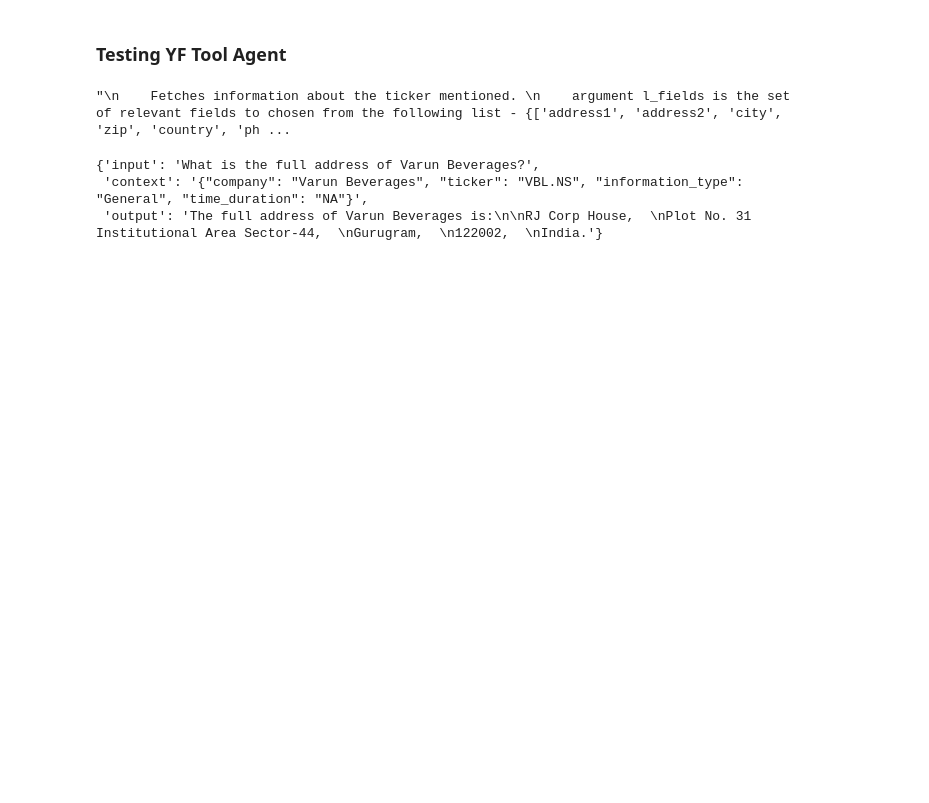
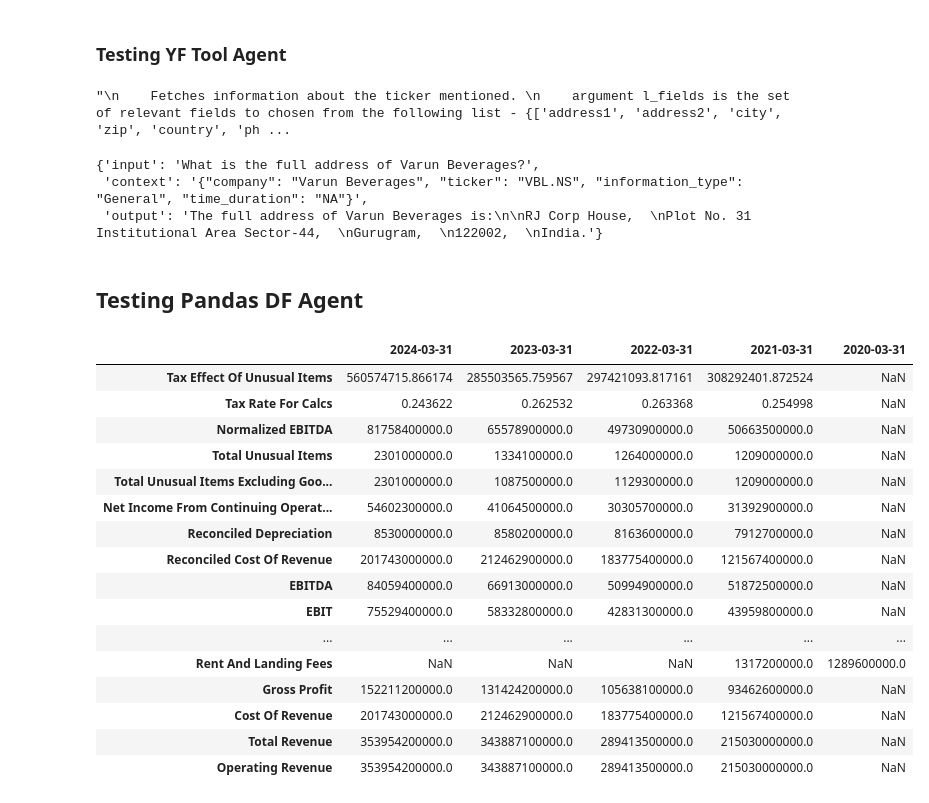
Before and after one commit to vivekphuloria/fin_app, a Jupyter notebook: agents_trials.ipynb, the cells around one changed output. Drawn from its saved outputs; the diff is of its cells as text; code cells hidden in the pictures; blank space fills up the shorter version.

```diff
--- a/agents_trials.ipynb
+++ b/agents_trials.ipynb
@@ -89,6 +96,8 @@ res.json()
 ###  Testing YF Tool Agent
 # %%
 import yfinance as yf
+
+stock = yf.Ticker('ASIANPAINT.NS')
 # %%
 str_keys = ['address1', 'address2', 'city', 'zip', 'country', 'phone', 'fax', 'website', 'industry', 'industryKey', 'industryDisp', 'sector', 'sectorKey', 'sectorDisp', 'longBusinessSummary', 'currency', 'lastSplitFactor', 'exchange', 'quoteType', 'symbol', 'underlyingSymbol', 'shortName', 'longName', 'timeZoneFullName', 'timeZoneShortName', 'uuid', 'messageBoardId', 'recommendationKey', 'financialCurrency']
 
@@ -138,3 +147,5 @@ agent_executor.invoke({"input": query, "context": res.json()})
 {'input': 'What is the full address of Varun Beverages?',
  'context': '{"company": "Varun Beverages", "ticker": "VBL.NS", "information_type": "General", "time_duration": "NA"}',
  'output': 'The full address of Varun Beverages is:\n\nRJ Corp House,  \nPlot No. 31 Institutional Area Sector-44,  \nGurugram,  \n122002,  \nIndia.'}
+# %% [markdown]
+## Testing Pandas DF Agent
@@ -140,0 +155,22 @@ agent_executor.invoke({"input": query, "context": res.json()})
+# %%
+# df_stock = stock.history()
+# df_stock =
+stock.income_stmt
+# %% [output]
+|  | 2024-03-31 | 2023-03-31 | 2022-03-31 | 2021-03-31 | 2020-03-31 |
+| Tax Effect Of Unusual Items | 560574715.866174 | 285503565.759567 | 297421093.817161 | 308292401.872524 | NaN |
+| Tax Rate For Calcs | 0.243622 | 0.262532 | 0.263368 | 0.254998 | NaN |
+| Normalized EBITDA | 81758400000.0 | 65578900000.0 | 49730900000.0 | 50663500000.0 | NaN |
+| Total Unusual Items | 2301000000.0 | 1334100000.0 | 1264000000.0 | 1209000000.0 | NaN |
+| Total Unusual Items Excluding Goo... | 2301000000.0 | 1087500000.0 | 1129300000.0 | 1209000000.0 | NaN |
+| Net Income From Continuing Operat... | 54602300000.0 | 41064500000.0 | 30305700000.0 | 31392900000.0 | NaN |
+| Reconciled Depreciation | 8530000000.0 | 8580200000.0 | 8163600000.0 | 7912700000.0 | NaN |
+| Reconciled Cost Of Revenue | 201743000000.0 | 212462900000.0 | 183775400000.0 | 121567400000.0 | NaN |
+| EBITDA | 84059400000.0 | 66913000000.0 | 50994900000.0 | 51872500000.0 | NaN |
+| EBIT | 75529400000.0 | 58332800000.0 | 42831300000.0 | 43959800000.0 | NaN |
+| ... | ... | ... | ... | ... | ... |
+| Rent And Landing Fees | NaN | NaN | NaN | 1317200000.0 | 1289600000.0 |
+| Gross Profit | 152211200000.0 | 131424200000.0 | 105638100000.0 | 93462600000.0 | NaN |
+| Cost Of Revenue | 201743000000.0 | 212462900000.0 | 183775400000.0 | 121567400000.0 | NaN |
+| Total Revenue | 353954200000.0 | 343887100000.0 | 289413500000.0 | 215030000000.0 | NaN |
+| Operating Revenue | 353954200000.0 | 343887100000.0 | 289413500000.0 | 215030000000.0 | NaN |
```
Also changed, not shown: parts of 12 cells of this notebook.
